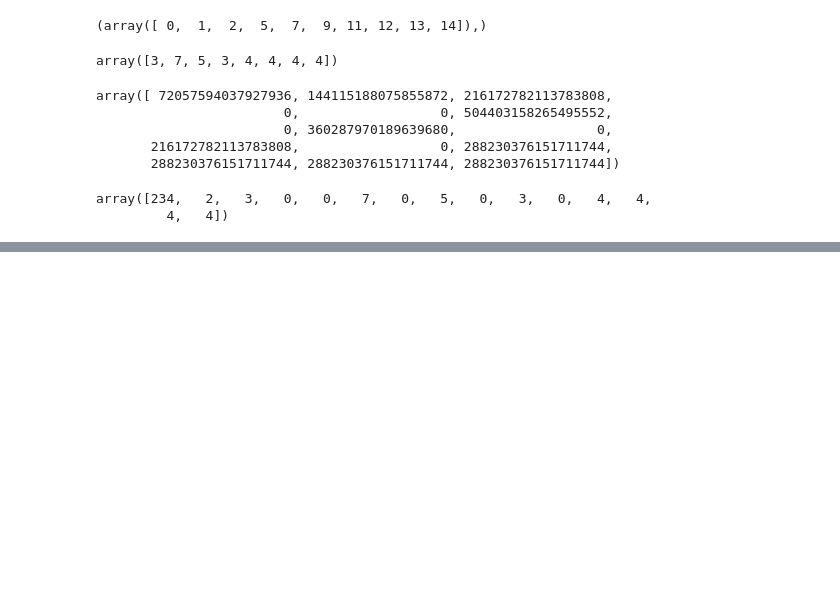
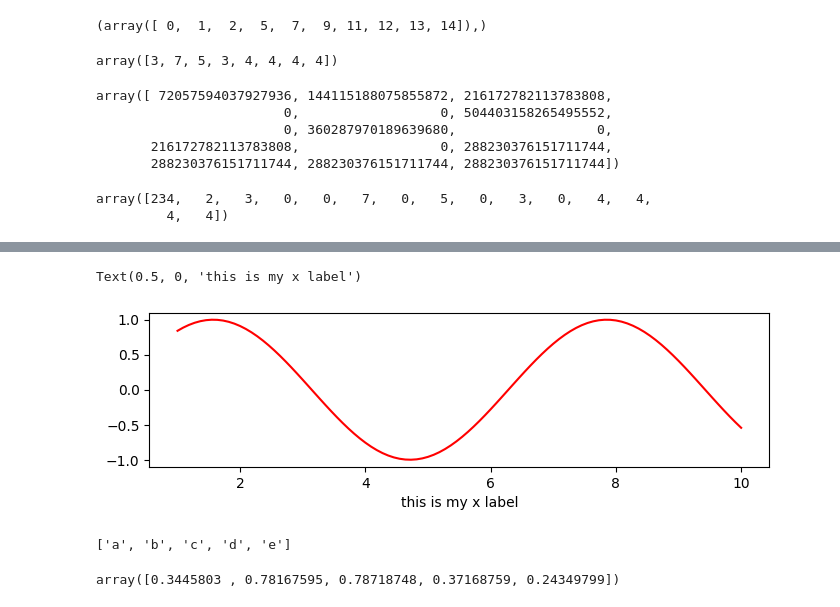
Before and after one commit to strangecod/360, a Jupyter notebook: Numpy.ipynb, the cells around one changed output, grey strips where cells are left out. Drawn from its saved outputs; the diff is of its cells as text; code cells hidden in the pictures; blank space fills up the shorter version.

```diff
--- a/Numpy.ipynb
+++ b/Numpy.ipynb
@@ -534,0 +640,7 @@ nm.zeros(5)
+# %%
+plt.figure(figsize=(8,2))
+plt.plot(x,y,c='r')
+plt.xlabel("this is my x label")
+# %% [output]
+Text(0.5, 0, 'this is my x label')
+[figure, added]
@@ -534,0 +650,8 @@ nm.zeros(5)
+# %%
+x
+# %% [output]
+['a', 'b', 'c', 'd', 'e']
+# %%
+y
+# %% [output]
+array([0.3445803 , 0.78167595, 0.78718748, 0.37168759, 0.24349799])
```
Also changed, not shown: parts of 23 cells of this notebook.
